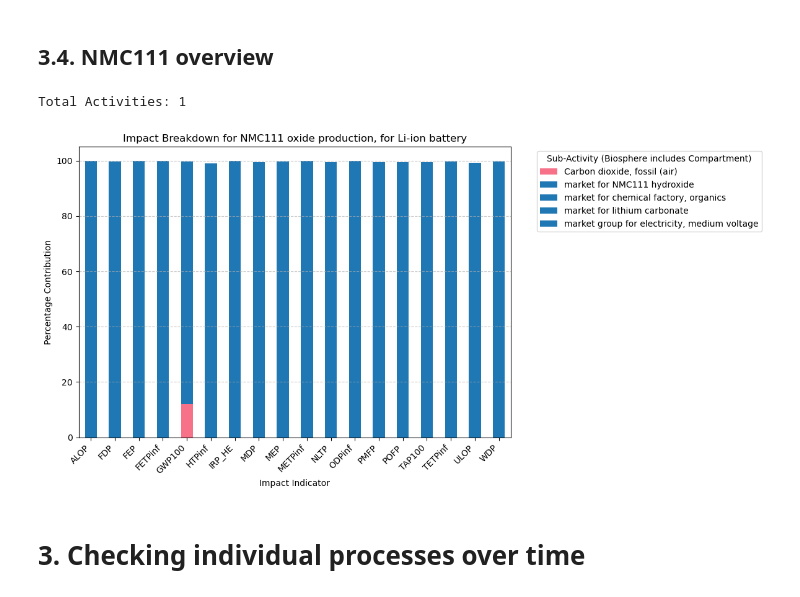
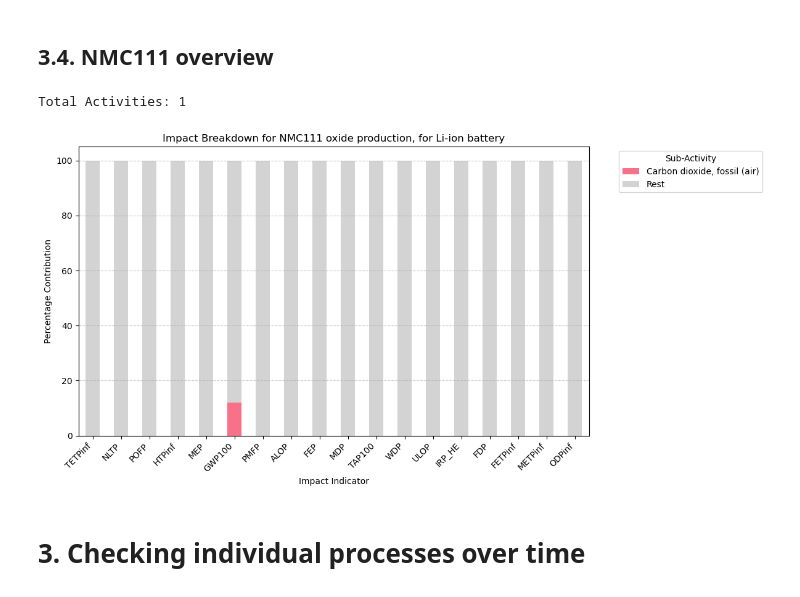
Before and after one commit to bernardomendonca/plca-NMC-oxide-BM-PhD, a Jupyter notebook: 9_visualisation.ipynb, the cells around one changed output. Drawn from its saved outputs; the diff is of its cells as text; code cells hidden in the pictures.

```diff
--- a/9_visualisation.ipynb
+++ b/9_visualisation.ipynb
@@ -66,12 +64,12 @@ Total Activities: 2
 # %%
 # Example Usage:
 csv_file_path = "contribution_analysis/EFcontributions_nmcoxide.csv"
 
 # Run the function to generate plots for all activities with unique biosphere colors
-visualize_all_activities_with_detailed_biosphere(csv_file_path)
+visualize_all_activities_with_detailed_biosphere(csv_file_path, filter="biosphere")
 # %% [output]
 Total Activities: 1
-[figure, old version]
+[figure, new version]
 # %% [markdown]
 # 3. Checking individual processes over time
 # %%
```
Also changed, not shown: parts of 4 cells of this notebook, 3 other files.
